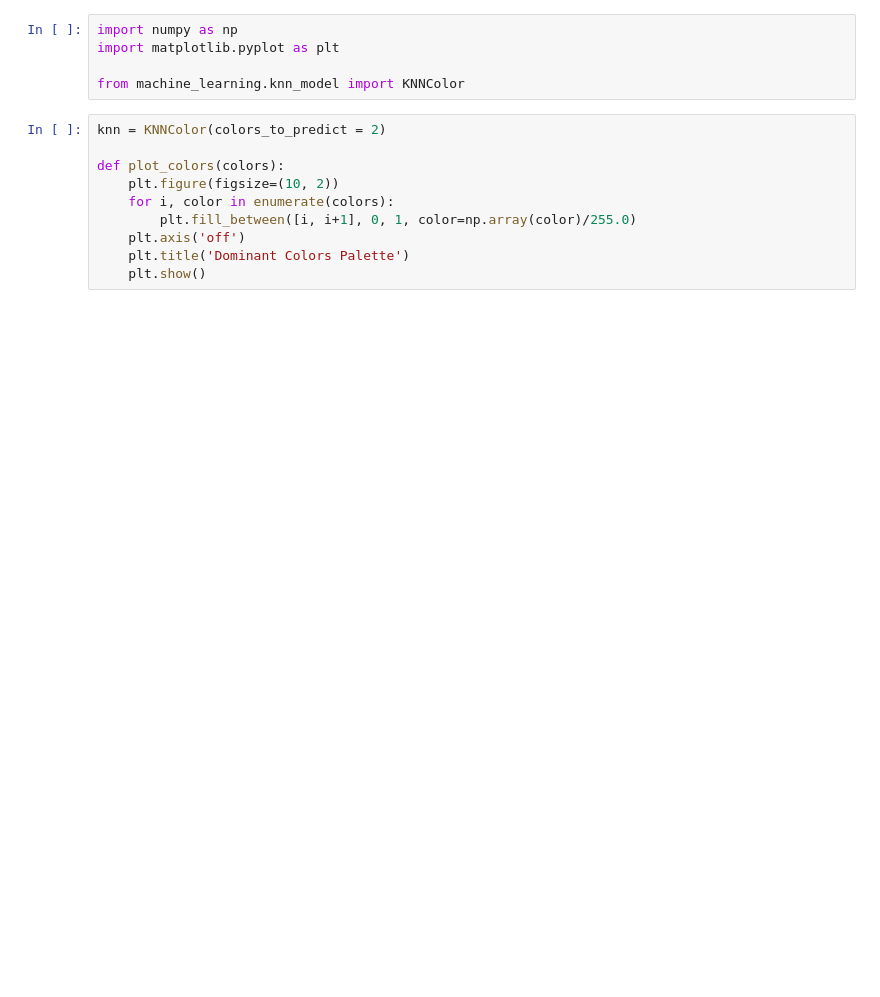
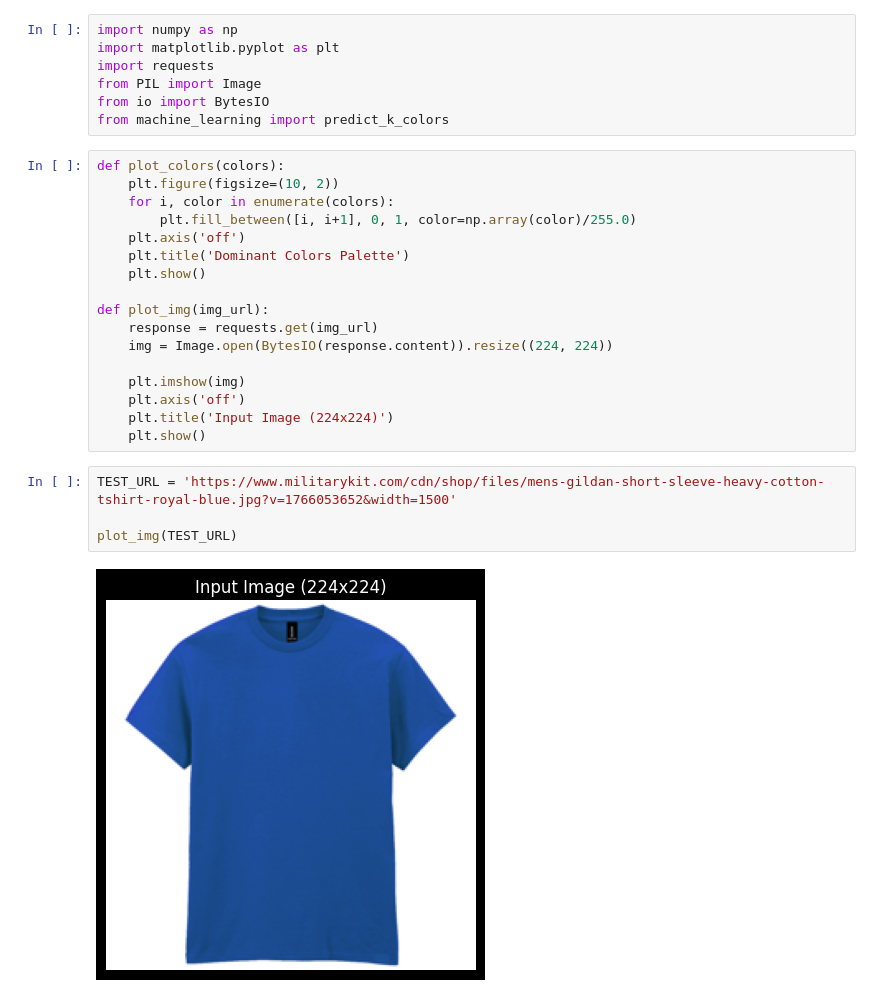
Before and after one commit to MatLock/UdeSA-computer-vision, a Jupyter notebook: deep-tagger-api/notebooks/knn.ipynb, the cells around one changed output. Saved outputs shown, nothing was run; the diff lists cells and outputs as text; blank space fills up the shorter version.

Commit message:
plotting input image

```diff
--- a/deep-tagger-api/notebooks/knn.ipynb
+++ b/deep-tagger-api/notebooks/knn.ipynb
@@ -1,11 +1,11 @@
 # %%
 import numpy as np
 import matplotlib.pyplot as plt
-
-from machine_learning.knn_model import KNNColor
+import requests
+from PIL import Image
+from io import BytesIO
+from machine_learning import predict_k_colors
 # %%
-knn = KNNColor(colors_to_predict = 2)
-
 def plot_colors(colors):
     plt.figure(figsize=(10, 2))
     for i, color in enumerate(colors):
@@ -13,4 +13,19 @@ def plot_colors(colors):
     plt.axis('off')
     plt.title('Dominant Colors Palette')
     plt.show()
+
+def plot_img(img_url):
+    response = requests.get(img_url)
+    img = Image.open(BytesIO(response.content)).resize((224, 224))
+
+    plt.imshow(img)
+    plt.axis('off')
+    plt.title('Input Image (224x224)')
+    plt.show()
+# %%
+TEST_URL = 'https://www.militarykit.com/cdn/shop/files/mens-gildan-short-sleeve-heavy-cotton-tshirt-royal-blue.jpg?v=1766053652&width=1500'
+
+plot_img(TEST_URL)
+# %% [output]
+[figure, added]
 # %%
```
Also changed, not shown: parts of 1 cell of this notebook.
